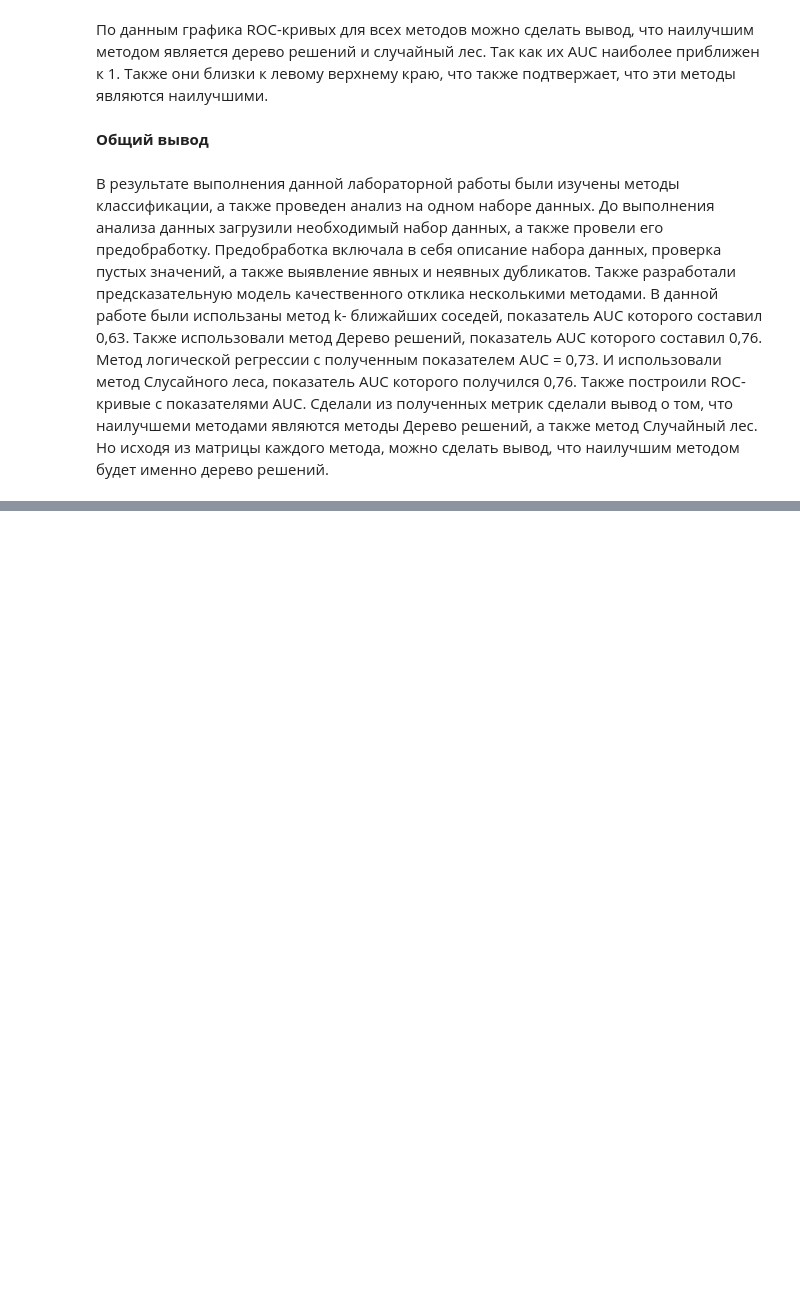
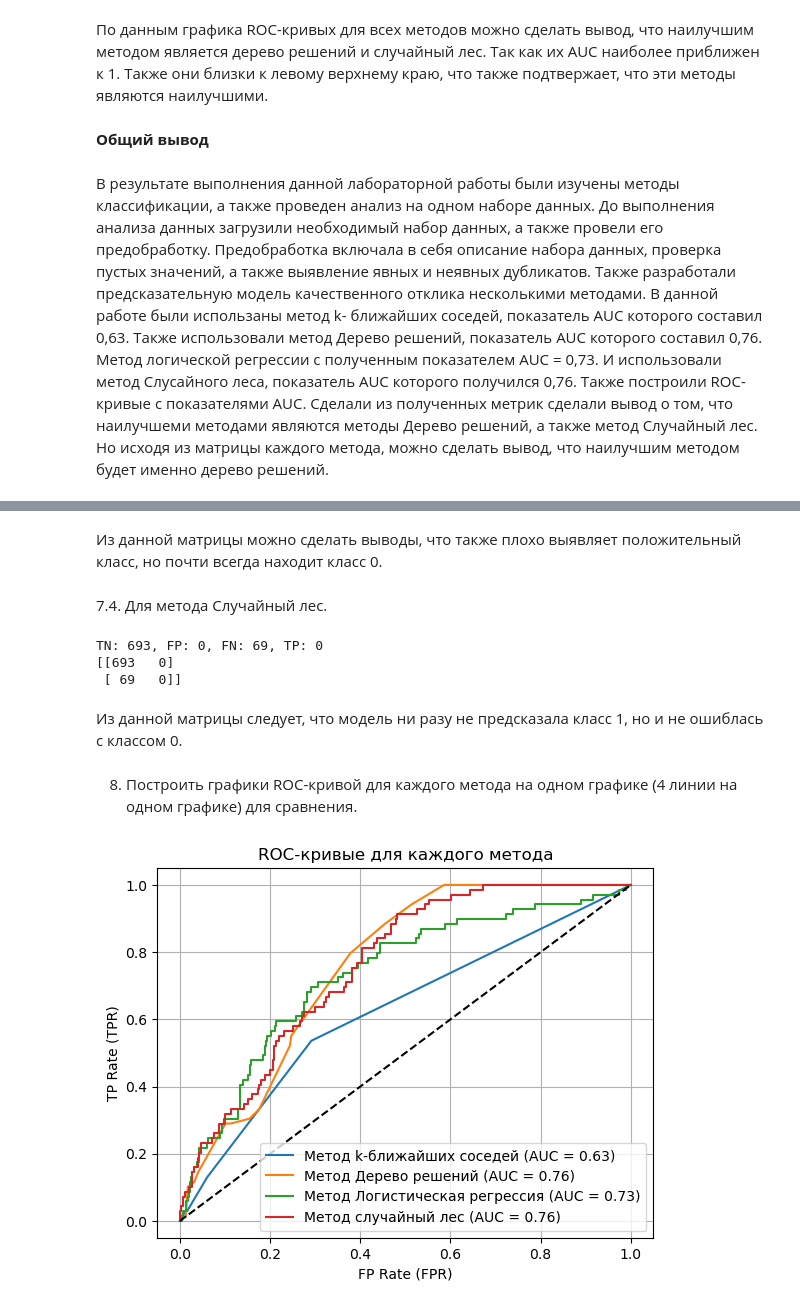
Before and after one commit to AlisaRezanova/LR5, a Jupyter notebook: ЛР5_Резанова_Вариант2.ipynb, the cells around one changed output, grey strips where cells are left out. Drawn from its saved outputs; the diff is of its cells as text; code cells hidden in the pictures; blank space fills up the shorter version.

```diff
--- a/ЛР5_Резанова_Вариант2.ipynb
+++ b/ЛР5_Резанова_Вариант2.ipynb
@@ -384,0 +613,5 @@ plt.show()
+# %%
+from sklearn.neighbors import KNeighborsClassifier
+knn = KNeighborsClassifier(n_neighbors=5)
+knn.fit(X_train_scaled, y_train)
+y_pred_knn = knn.predict(X_test_scaled)
@@ -384,0 +622,5 @@ plt.show()
+# %%
+from sklearn.tree import DecisionTreeClassifier
+dt = DecisionTreeClassifier(max_depth=5, random_state=42)
+dt.fit(X_train_scaled, y_train)
+y_pred_dt = dt.predict(X_test_scaled)
@@ -384,0 +631,5 @@ plt.show()
+# %%
+from sklearn.linear_model import LogisticRegression
+lg = LogisticRegression(max_iter=1000, random_state=42)
+lg.fit(X_train_scaled, y_train)
+y_pred_logreg = lg.predict(X_test_scaled)
@@ -384,0 +638,5 @@ plt.show()
+# %%
+from sklearn.ensemble import RandomForestClassifier
+rf = RandomForestClassifier(n_estimators=200, max_depth=8, random_state=42)
+rf.fit(X_train_scaled, y_train)
+y_pred_rf = rf.predict(X_test_scaled)
@@ -384,0 +775,53 @@ plt.show()
+# %% [markdown]
+Из данной матрицы можно сделать выводы, что также плохо выявляет положительный класс, но почти всегда находит класс 0.
+# %% [markdown]
+7.4. Для метода Случайный лес.
+# %%
+cm3 = confusion_matrix(y_test, y_pred_rf)
+tn3, fp3, fn3, tp3 = cm3.ravel() # получение конкретных значений из мат-рицы # Визуализация
+print(f"TN: {tn3}, FP: {fp3}, FN: {fn3}, TP: {tp3}")
+print(cm3)
+# %% [output]
+TN: 693, FP: 0, FN: 69, TP: 0
+[[693   0]
+ [ 69   0]]
+# %% [markdown]
+Из данной матрицы следует, что модель ни разу не предсказала класс 1, но и не ошиблась с классом 0.
+# %% [markdown]
+8.  Построить графики ROC-кривой для каждого метода на одном графике (4 линии на
+одном графике) для сравнения.
+# %%
+from sklearn.metrics import roc_curve, roc_auc_score
+
+y_prob_knn = knn.predict_proba(X_test_scaled)[:, 1]
+y_prob_dt = dt.predict_proba(X_test_scaled)[:, 1]
+y_prob_logreg = lg.predict_proba(X_test_scaled)[:, 1]
+y_prob_rf = rf.predict_proba(X_test_scaled)[:, 1]
+
+
+fpr_knn, tpr_knn, _ = roc_curve(y_test, y_prob_knn)
+auc_knn = roc_auc_score(y_test, y_prob_knn)
+
+fpr_dt, tpr_dt, _ = roc_curve(y_test, y_prob_dt)
+auc_dt = roc_auc_score(y_test, y_prob_dt)
+
+fpr_logreg, tpr_logreg, _ = roc_curve(y_test, y_prob_logreg)
+auc_logreg = roc_auc_score(y_test, y_prob_logreg)
+
+fpr_rf, tpr_rf, _ = roc_curve(y_test, y_prob_rf)
+auc_rf = roc_auc_score(y_test, y_prob_rf)
+
+plt.plot(fpr_knn, tpr_knn, label=f'Метод k-ближайших соседей (AUC = {auc_knn:.2f})')
+plt.plot(fpr_dt, tpr_dt, label=f'Метод Дерево решений (AUC = {auc_dt:.2f})')
+plt.plot(fpr_logreg, tpr_logreg, label=f'Метод Логистическая регрессия (AUC = {auc_logreg:.2f})')
+plt.plot(fpr_rf, tpr_rf, label=f'Метод случайный лес (AUC = {auc_rf:.2f})')
+plt.plot([0, 1], [0, 1], 'k--')
+
+plt.xlabel('FP Rate (FPR)')
+plt.ylabel('TP Rate (TPR)')
+plt.title('ROC-кривые для каждого метода')
+plt.legend()
+plt.grid()
+plt.show()
+# %% [output]
+[figure, added]
```
Also changed, not shown: parts of 88 cells of this notebook.
